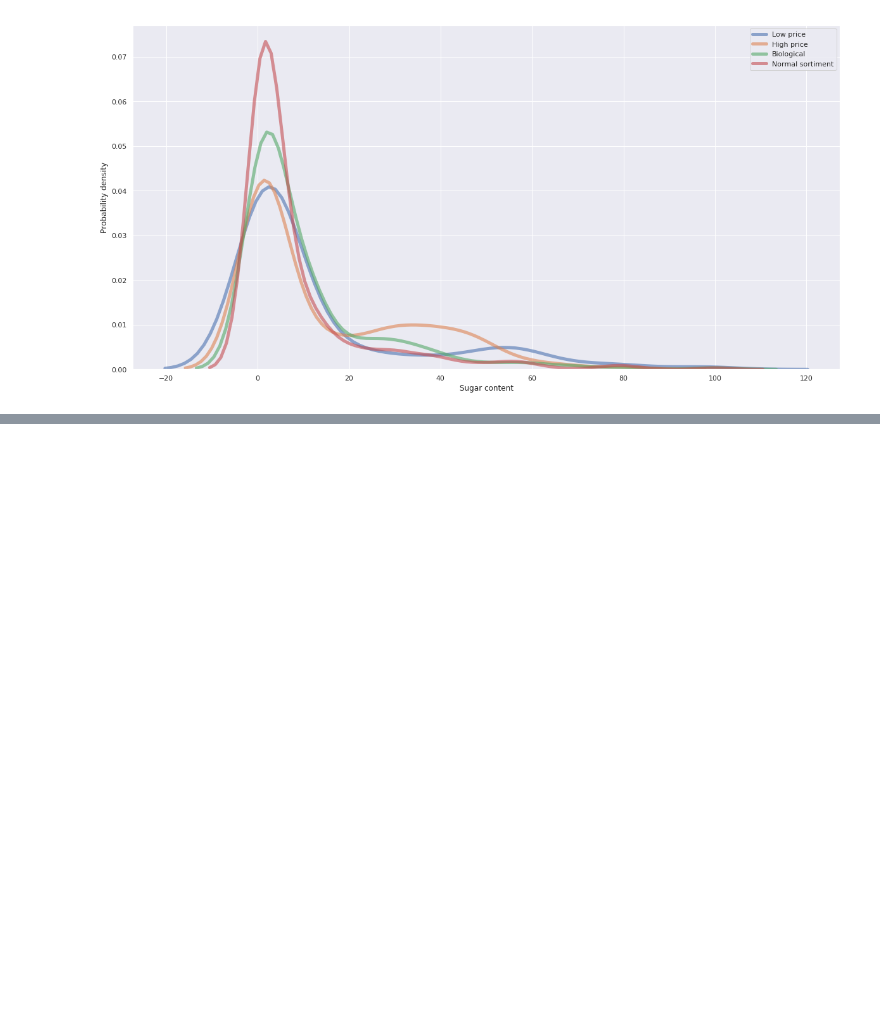
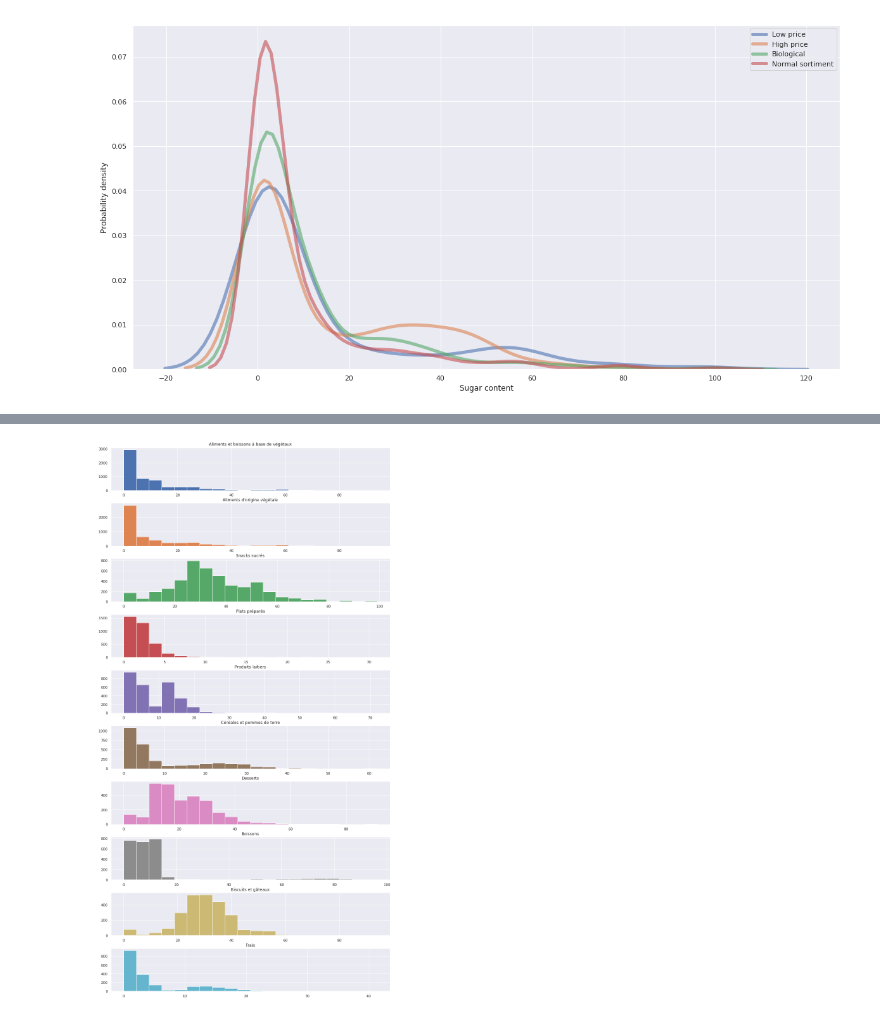
Before and after one commit to esamosenok/ADA_Project_2018, a Jupyter notebook: vwQuestions.ipynb, the cells around one changed output, grey strips where cells are left out. Saved outputs shown, nothing was run; the diff lists cells and outputs as text; code cells hidden in the pictures; blank space fills up the shorter version.

```diff
--- a/vwQuestions.ipynb
+++ b/vwQuestions.ipynb
@@ -227,0 +293,15 @@ plt.show()
+# %%
+s2 =s.dropna()
+s2 = splitDataFrameList(s2, 'categories', ',')
+# %%
+top = s2.groupby('categories')[['product_name']].count().sort_values(by = 'product_name', ascending = False).head(10)
+top = top.index.values
+# %%
+fig, axs= plt.subplots(nrows=top.shape[0], ncols=1, figsize = (15,30))
+current_palette = sns.color_palette()
+for i, category in enumerate(top):
+    s3 = s2.loc[s2['categories'] == category]
+    s3[['sugars_100g']].hist(ax= axs[i], color=current_palette[i], bins=20)
+    axs[i].set_title(category)
+# %% [output]
+[figure, added]
```
Also changed, not shown: parts of 11 cells of this notebook.
